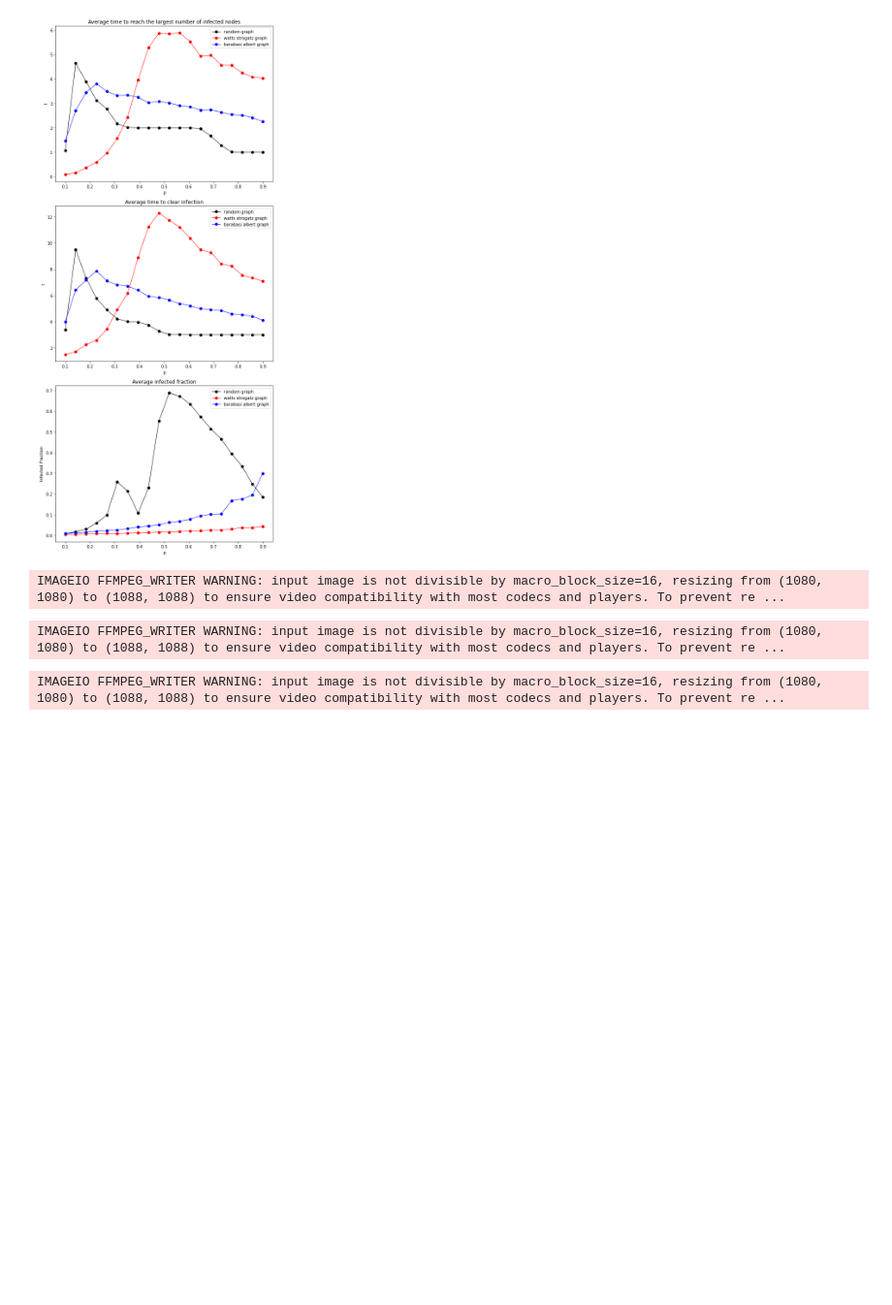
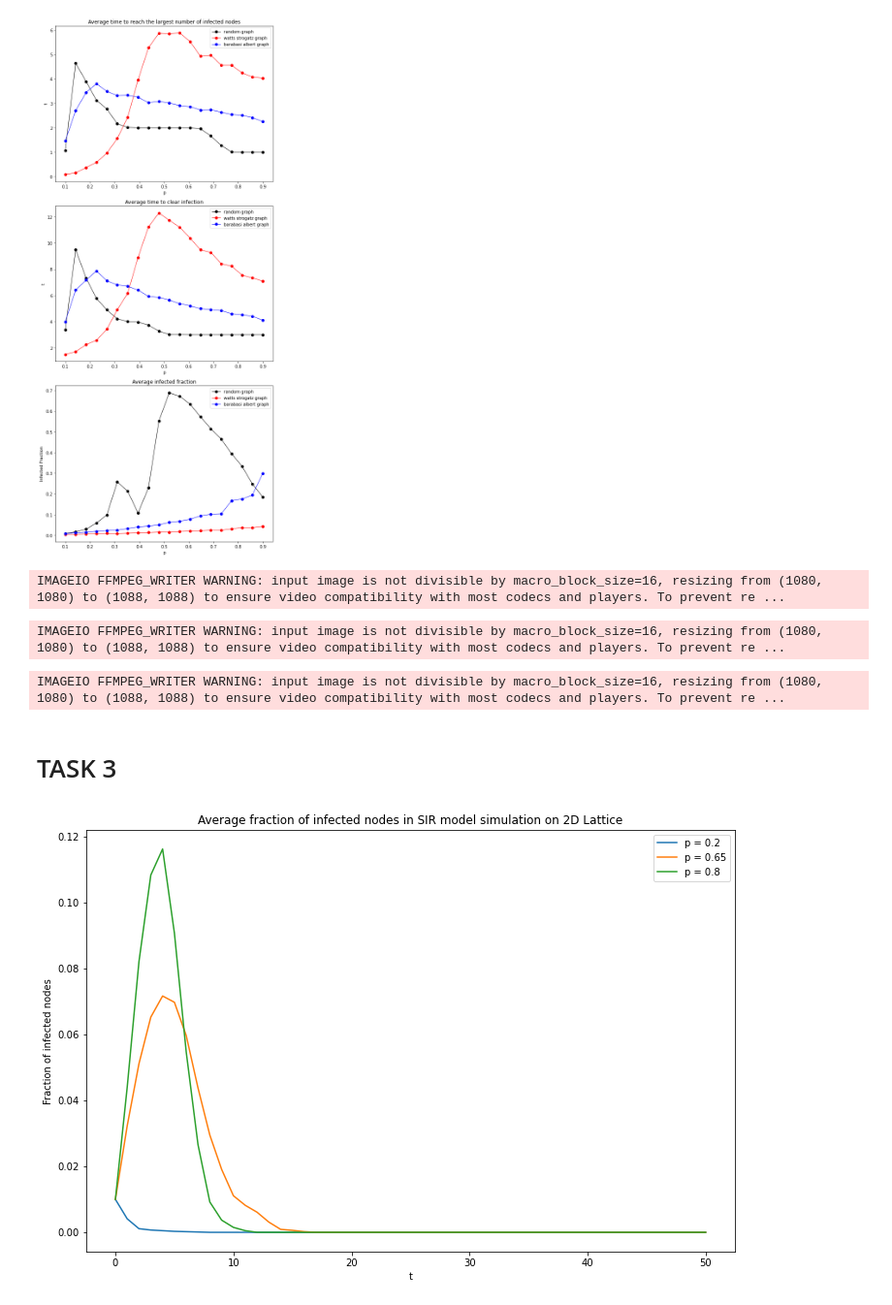
Before and after one commit to sjanus99/complexsystems, a Jupyter notebook: List5.ipynb, the cells around one changed output. Shown at 97% size. Saved outputs shown, nothing was run; the diff lists cells and outputs as text; code cells hidden in the pictures; blank space fills up the shorter version.

```diff
--- a/List5.ipynb
+++ b/List5.ipynb
@@ -684,3 +678,5 @@ IMAGEIO FFMPEG_WRITER WARNING: input image is not divisible by macro_block_size=
 SIRonGraphGenerateMovie('wattsStrogatz', N = 30, p = 0.75, iterations = 40)
 # %% [output]
 IMAGEIO FFMPEG_WRITER WARNING: input image is not divisible by macro_block_size=16, resizing from (1080, 1080) to (1088, 1088) to ensure video compatibility with most codecs and players. To prevent re ...
+# %% [markdown]
+# TASK 3
@@ -686,0 +722,18 @@ IMAGEIO FFMPEG_WRITER WARNING: input image is not divisible by macro_block_size=
+# %%
+ps = [0.2, 0.65, 0.8]
+
+infectedFractions = SIRonLatticeInfectedFrac2(ps=ps)
+avgInfectedFractions = np.mean(infectedFractions, axis=0)
+
+plt.figure(figsize=(12, 8))
+
+for p_idx, p in enumerate(ps):
+    plt.plot(range(51), avgInfectedFractions[:, p_idx], label = f'p = {p}')
+
+plt.xlabel('t')
+plt.ylabel('Fraction of infected nodes')
+plt.title('Average fraction of infected nodes in SIR model simulation on 2D Lattice')
+plt.legend()
+plt.show()
+# %% [output]
+[figure, added]
```
Also changed, not shown: parts of 14 cells of this notebook.
